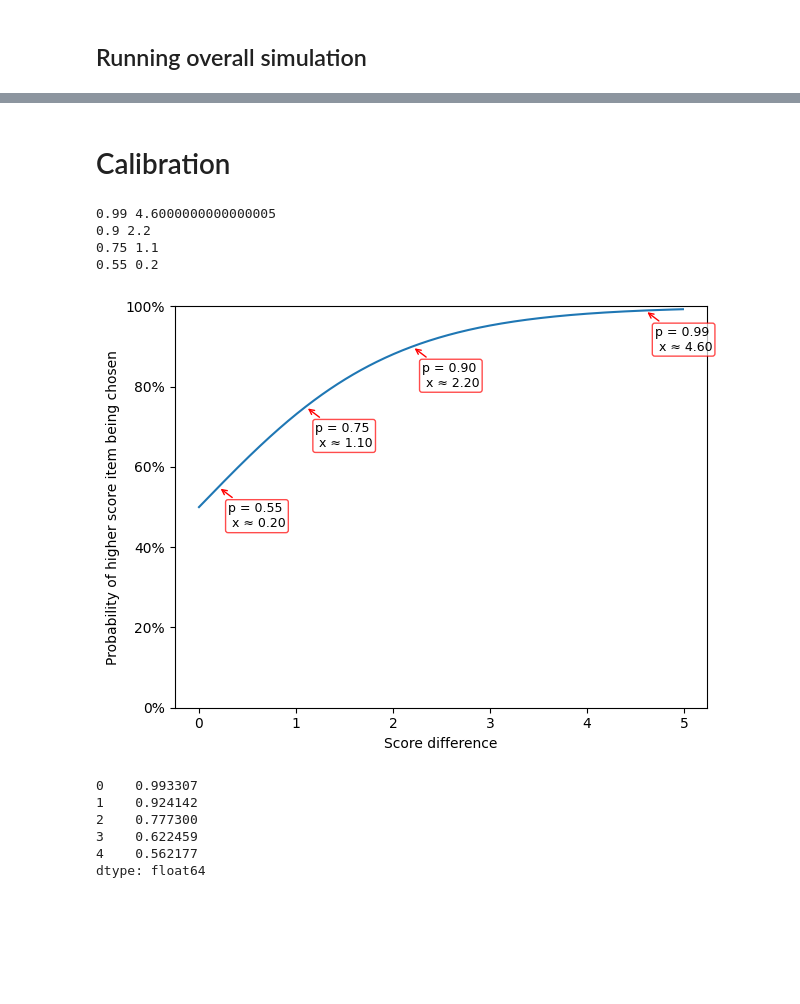
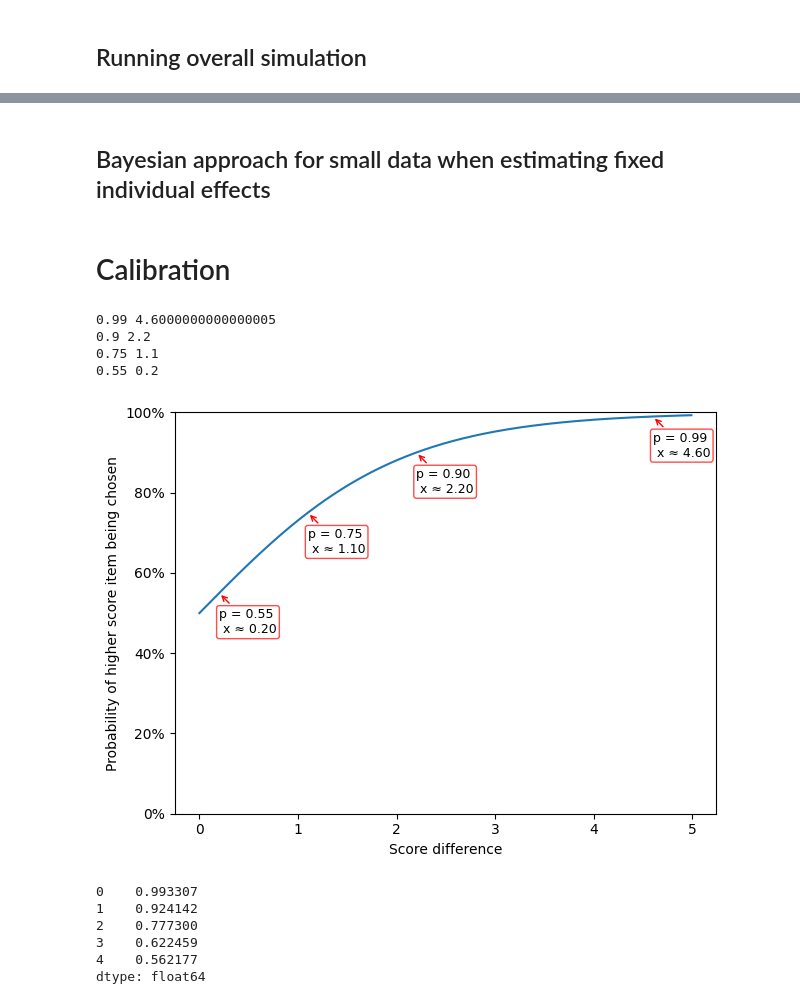
Before and after one commit to daxmavy/art, a Jupyter notebook: simulations/sim.ipynb, the cells around one changed output, grey strips where cells are left out. Drawn from its saved outputs; the diff is of its cells as text; code cells hidden in the pictures; blank space fills up the shorter version.

```diff
--- a/simulations/sim.ipynb
+++ b/simulations/sim.ipynb
@@ -255,2 +549,4 @@ Waiting for profiling to be done...
+# %% [markdown]
+## Bayesian approach for small data when estimating fixed individual effects
 # %% [markdown]
 # Calibration
@@ -269,35 +561,35 @@ for p in probs_of_interest:
 # if the diff is positive, it means that B has better score than A, (so p(A>B) < 0.5) .
 # So we take 1 - {this function} for the purposes of this calibration, which gives p(B>A)
 plt.plot(x, y)
 for p in probs_of_interest:
     idx = (np.abs(y - p)).argmin()
     x_val = x[idx]
 
     # Vertical & horizontal guides
     # plt.axvline(x_val, color='red', linestyle='--', lw=1, alpha=0.7)
     # plt.axhline(p, color='gray', linestyle=':', lw=1, alpha=0.4)
 
     # Annotate with arrow
     plt.annotate(
         f'p = {p:.2f}\n x ≈ {x_val:.2f}',
         xy=(x_val, p),
-        xytext=(x_val + 0.1, p - 0.1),
+        xytext=(x_val, p - 0.1),
         textcoords='data',
         arrowprops=dict(arrowstyle='->', color='red', lw=1),
         fontsize=9,
         bbox=dict(boxstyle='round,pad=0.2', fc='white', ec='red', alpha=0.7)
     )
 plt.ylim((0,1))
 plt.xlabel('Score difference')
 plt.ylabel('Probability of higher score item being chosen')
 plt.gca().yaxis.set_major_formatter(ticker.PercentFormatter(1.0))
 plt.tight_layout()
 # %% [output]
 0.99 4.6000000000000005
 0.9 2.2
 0.75 1.1
 0.55 0.2
-[figure, old version]
+[figure, new version]
 # %%
 comparisons = pd.Series([
     (0, 1),
```
Also changed, not shown: parts of 20 cells of this notebook, 5 other files.
